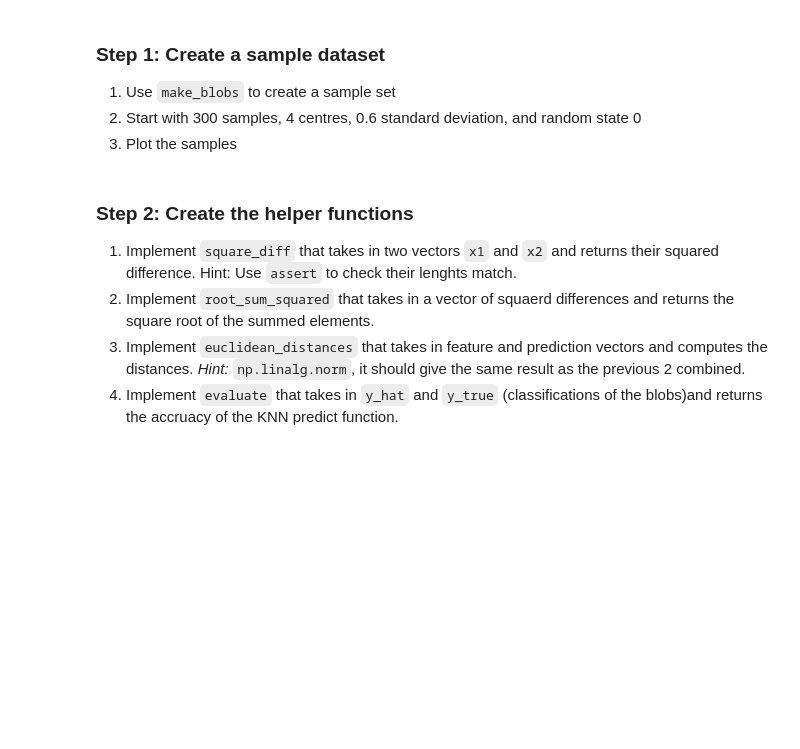
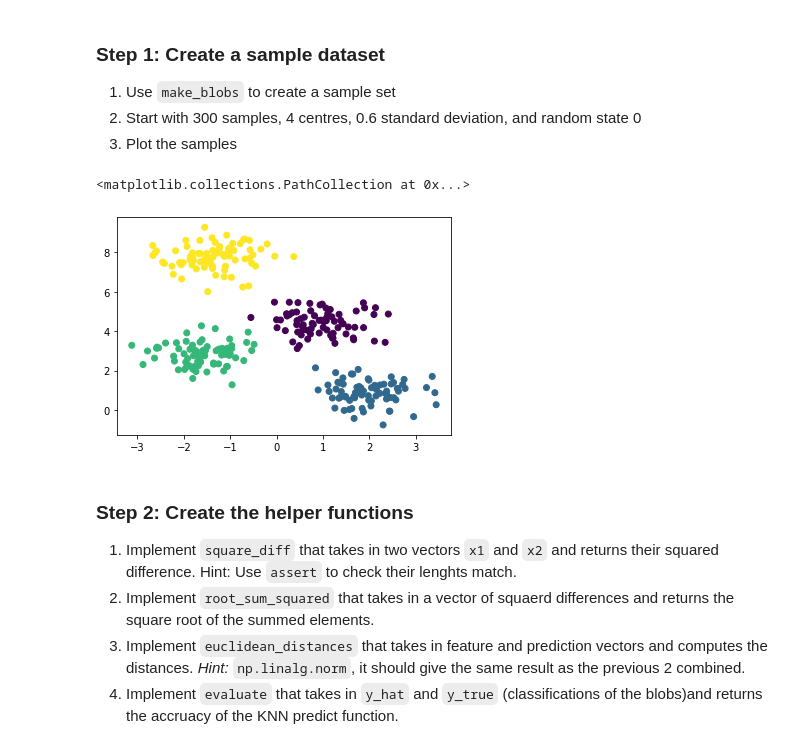
Before and after one commit to S-Alikhonov/AI_ML, a Jupyter notebook: Chapter 2/03. KNN/ml5.ipynb, the cells around one changed output. Saved outputs shown, nothing was run; the diff lists cells and outputs as text; code cells hidden in the pictures; blank space fills up the shorter version.

```diff
--- a/Chapter 2/03. KNN/ml5.ipynb
+++ b/Chapter 2/03. KNN/ml5.ipynb
@@ -26,11 +26,14 @@ from sklearn.model_selection import train_test_split
 # %%
 # 3 points
 
 #make the dataset with make_blobs use random state 0 use 300 samples
 #And plot it
 X,Y =make_blobs(n_samples=300, centers=4,cluster_std=0.6,random_state=0)
-
+plt.scatter(X[:,0],X[:,1],c=Y)
 # YOUR CODE HERE
+# %% [output]
+<matplotlib.collections.PathCollection at 0x...>
+[figure, added]
 # %%
 assert X.shape== (300,2)
 assert Y.shape== (300,)
```
Also changed, not shown: parts of 8 cells of this notebook, 7 other files.
